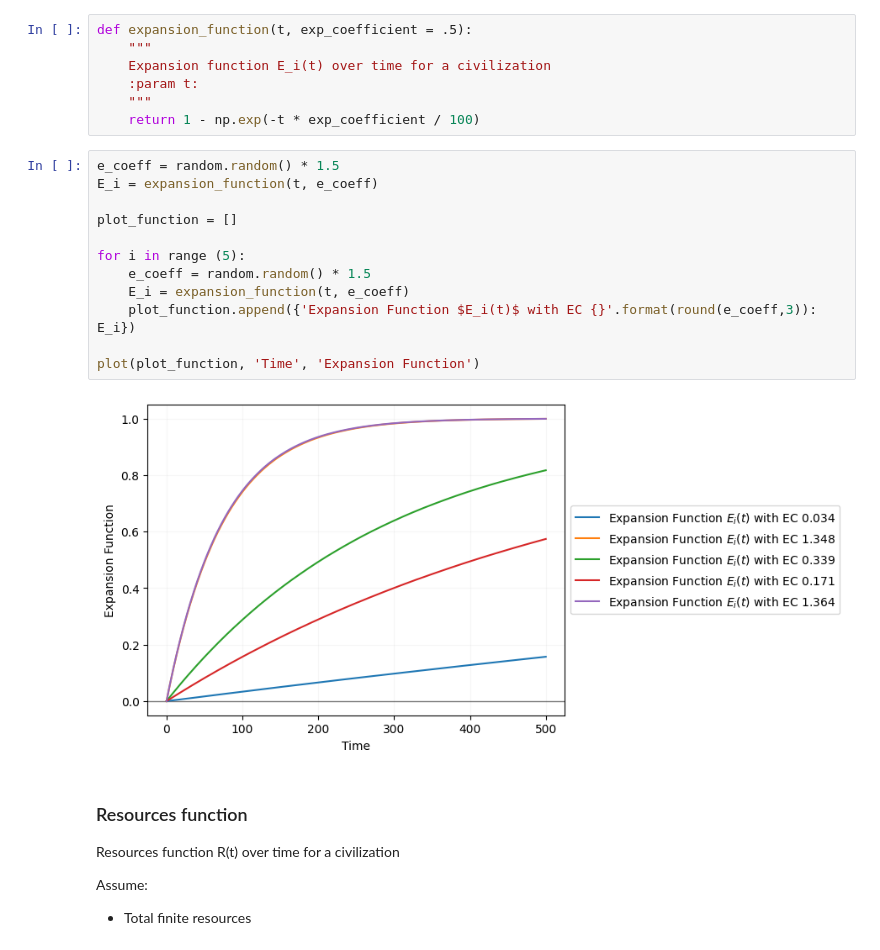
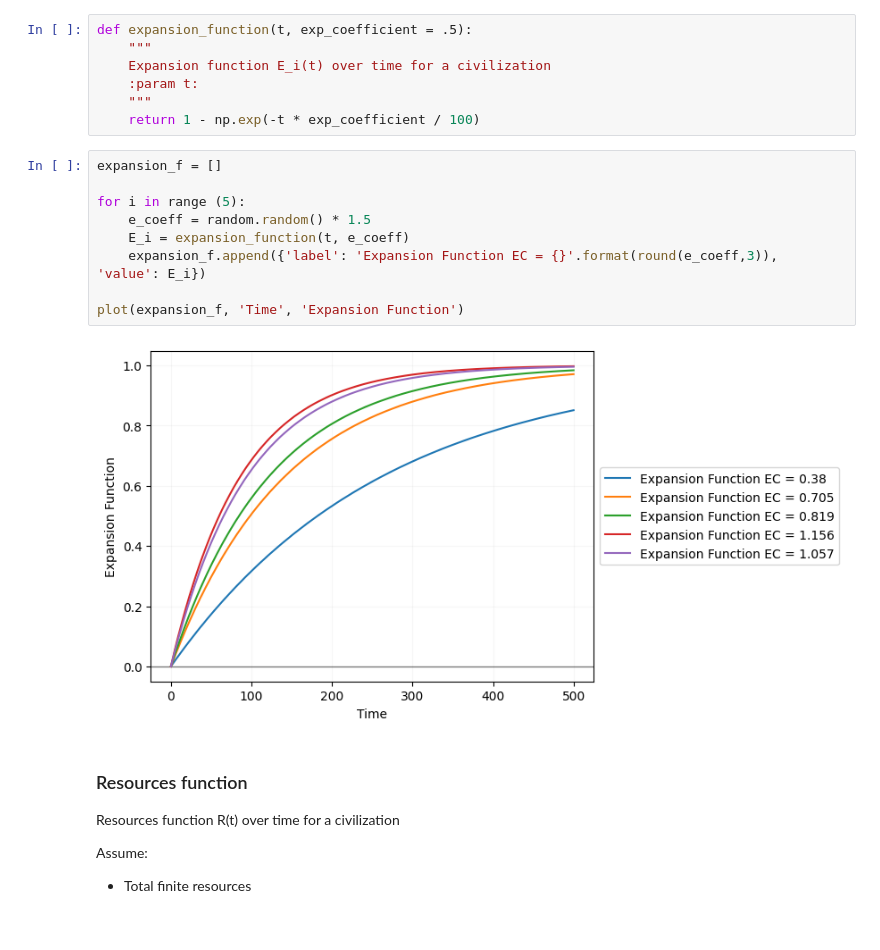
Before and after one commit to Ajasra/DarkForestH, a Jupyter notebook: darkforest.ipynb, the cells around one changed output. Cells and saved outputs as stored; diff of their text form.

```diff
--- a/darkforest.ipynb
+++ b/darkforest.ipynb
@@ -91,19 +132,16 @@ def expansion_function(t, exp_coefficient = .5):
     """
     return 1 - np.exp(-t * exp_coefficient / 100)
 # %%
-e_coeff = random.random() * 1.5
-E_i = expansion_function(t, e_coeff)
-
-plot_function = []
+expansion_f = []
 
 for i in range (5):
     e_coeff = random.random() * 1.5
     E_i = expansion_function(t, e_coeff)
-    plot_function.append({'Expansion Function $E_i(t)$ with EC {}'.format(round(e_coeff,3)): E_i})
+    expansion_f.append({'label': 'Expansion Function EC = {}'.format(round(e_coeff,3)), 'value': E_i})
 
-plot(plot_function, 'Time', 'Expansion Function')
+plot(expansion_f, 'Time', 'Expansion Function')
 # %% [output]
-[figure, old version]
+[figure, new version]
 # %% [markdown]
 ### Resources function
 Resources function R(t) over time for a civilization
```
Also changed, not shown: parts of 32 cells of this notebook.
